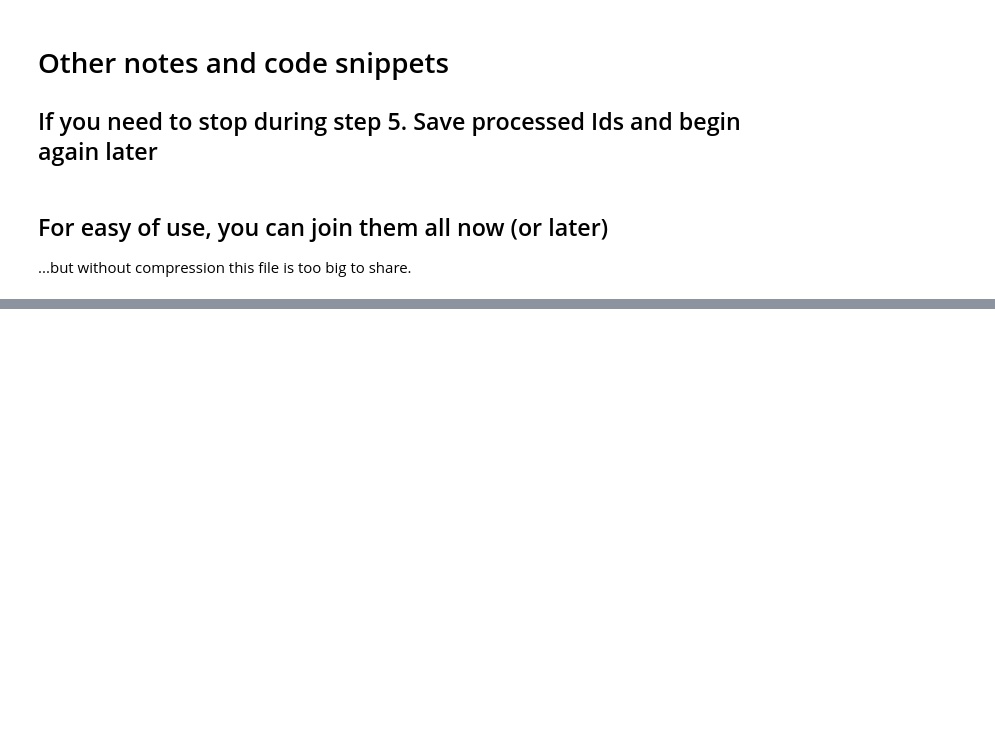
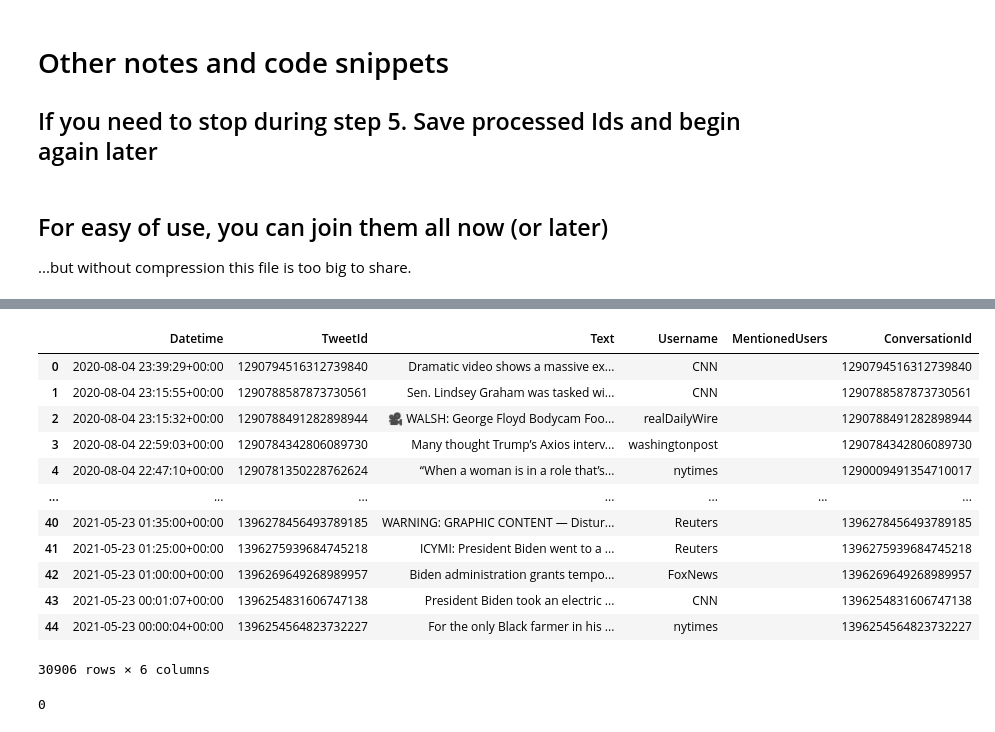
Before and after one commit to advanced-ml-project/project, a Jupyter notebook: tweet_scraping.ipynb, the cells around one changed output, grey strips where cells are left out. Cells and saved outputs as stored; diff of their text form; code cells hidden in the pictures; blank space fills up the shorter version.

Commit message:
tweet scraping

```diff
--- a/tweet_scraping.ipynb
+++ b/tweet_scraping.ipynb
@@ -453,0 +509,31 @@ all_replies.to_csv(f'./data/replies{FILE_SUFFIX}.csv', sep=',', index=False)
+# %%
+import time
+import datetime as dt
+from datetime import datetime
+
+epochs = 60
+data_frames ={}
+start_time = datetime.strptime('2020-08-01', '%Y-%m-%d')
+end_time = datetime.strptime('2020-08-05', '%Y-%m-%d') #5 more days
+
+data = pd.DataFrame([], columns=['Datetime', 'TweetId','Text', 'Username','MentionedUsers','ConversationId'])
+
+
+for i in range(epochs):
+    start_string = datetime.strftime(start_time + dt.timedelta(days=5*i), '%Y-%m-%d')
+    end_string = datetime.strftime(end_time + dt.timedelta(days=5*i), '%Y-%m-%d')
+
+    print('Requesting: {} epoch'.format(i))
+    print('Start date: {}'.format(start_string))
+    print('End date: {}'.format(end_string))
+
+    max_tweets = 10000
+    tweets_df, code = getPosts_custom_query(MAX_TWEETS, start_string, end_string)
+
+    if code == 500:
+        i -= 1
+    else:
+        data = data.append(tweets_df)
+        print('Observations added:{}'.format(len(tweets_df)))
+
+    print('')
@@ -453,0 +560,16 @@ all_replies.to_csv(f'./data/replies{FILE_SUFFIX}.csv', sep=',', index=False)
+# %%
+data
+# %% [output]
+|  | Datetime | TweetId | Text | Username | MentionedUsers | ConversationId |
+| 0 | 2020-08-04 23:39:29+00:00 | 1290794516312739840 | Dramatic video shows a massive ex... | CNN |  | 1290794516312739840 |
+| 1 | 2020-08-04 23:15:55+00:00 | 1290788587873730561 | Sen. Lindsey Graham was tasked wi... | CNN |  | 1290788587873730561 |
+| 2 | 2020-08-04 23:15:32+00:00 | 1290788491282898944 | 🎥 WALSH: George Floyd Bodycam Foo... | realDailyWire |  | 1290788491282898944 |
+| 3 | 2020-08-04 22:59:03+00:00 | 1290784342806089730 | Many thought Trump’s Axios interv... | washingtonpost |  | 1290784342806089730 |
+| 4 | 2020-08-04 22:47:10+00:00 | 1290781350228762624 | “When a woman is in a role that’s... | nytimes |  | 1290009491354710017 |
+| ... | ... | ... | ... | ... | ... | ... |
+| 40 | 2021-05-23 01:35:00+00:00 | 1396278456493789185 | WARNING: GRAPHIC CONTENT — Distur... | Reuters |  | 1396278456493789185 |
+| 41 | 2021-05-23 01:25:00+00:00 | 1396275939684745218 | ICYMI: President Biden went to a ... | Reuters |  | 1396275939684745218 |
+| 42 | 2021-05-23 01:00:00+00:00 | 1396269649268989957 | Biden administration grants tempo... | FoxNews |  | 1396269649268989957 |
+| 43 | 2021-05-23 00:01:07+00:00 | 1396254831606747138 | President Biden took an electric ... | CNN |  | 1396254831606747138 |
+| 44 | 2021-05-23 00:00:04+00:00 | 1396254564823732227 | For the only Black farmer in his ... | nytimes |  | 1396254564823732227 |
+30906 rows × 6 columns
@@ -453,0 +612,4 @@ all_replies.to_csv(f'./data/replies{FILE_SUFFIX}.csv', sep=',', index=False)
+# %%
+len(conversations) - len(processed_ids)
+# %% [output]
+0
```
Also changed, not shown: parts of 10 cells of this notebook.
